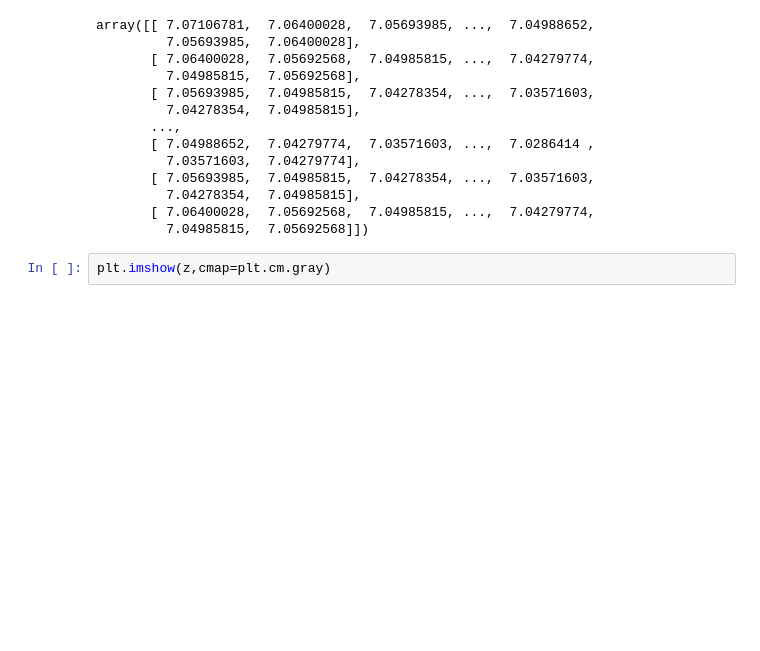
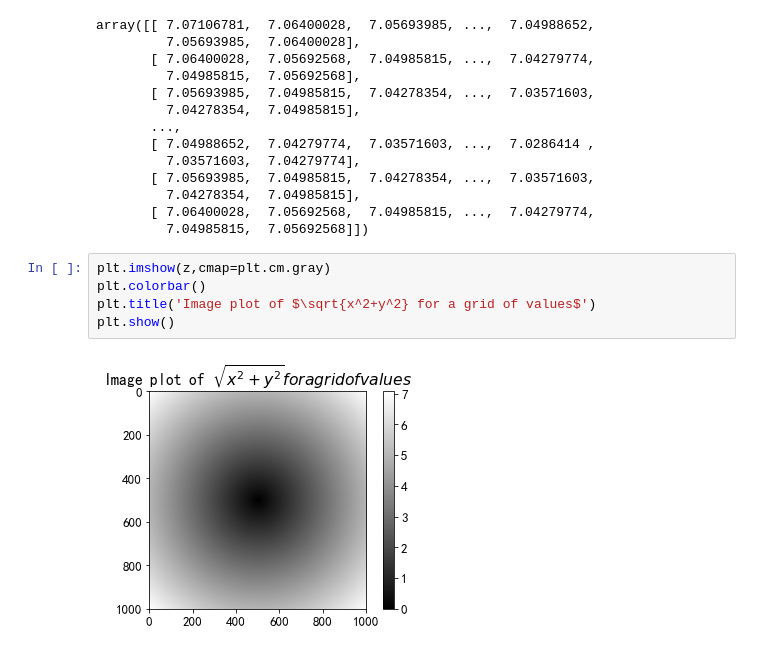
Before and after one commit to WarmingWang/reptiles_gh, a Jupyter notebook: Machine Learning/python for DA/ch04_01.ipynb, the cells around one changed output. Drawn from its saved outputs; the diff is of its cells as text; blank space fills up the shorter version.

```diff
--- a/Machine Learning/python for DA/ch04_01.ipynb
+++ b/Machine Learning/python for DA/ch04_01.ipynb
@@ -370,5 +384,10 @@ array([[ 7.07106781,  7.06400028,  7.05693985, ...,  7.04988652,
          7.04278354,  7.04985815],
        [ 7.06400028,  7.05692568,  7.04985815, ...,  7.04279774,
          7.04985815,  7.05692568]])
-# %%
-plt.imshow(z,cmap=plt.cm.gray)
+# %%
+plt.imshow(z,cmap=plt.cm.gray)
+plt.colorbar()
+plt.title('Image plot of $\sqrt{x^2+y^2} for a grid of values$')
+plt.show()
+# %% [output]
+[figure, added]
```
Also changed, not shown: parts of 8 cells of this notebook.
